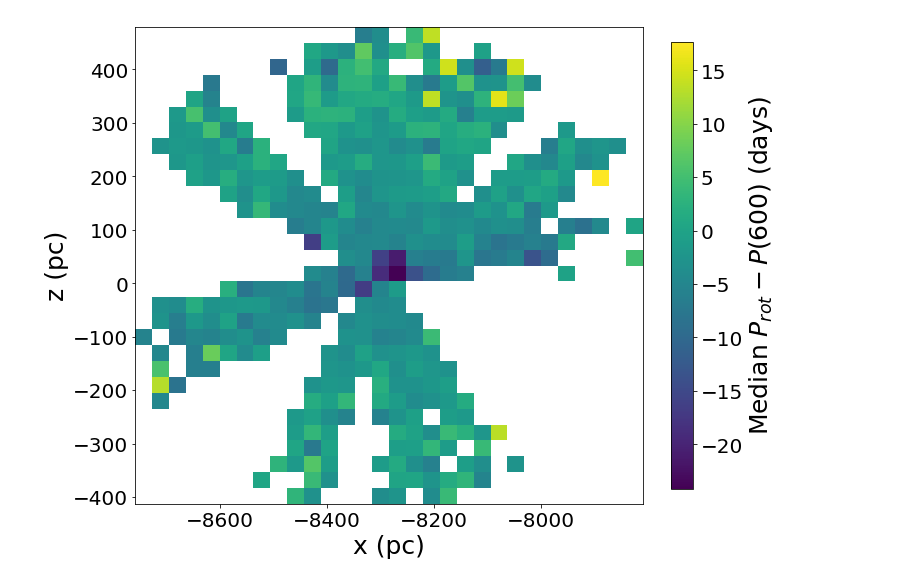
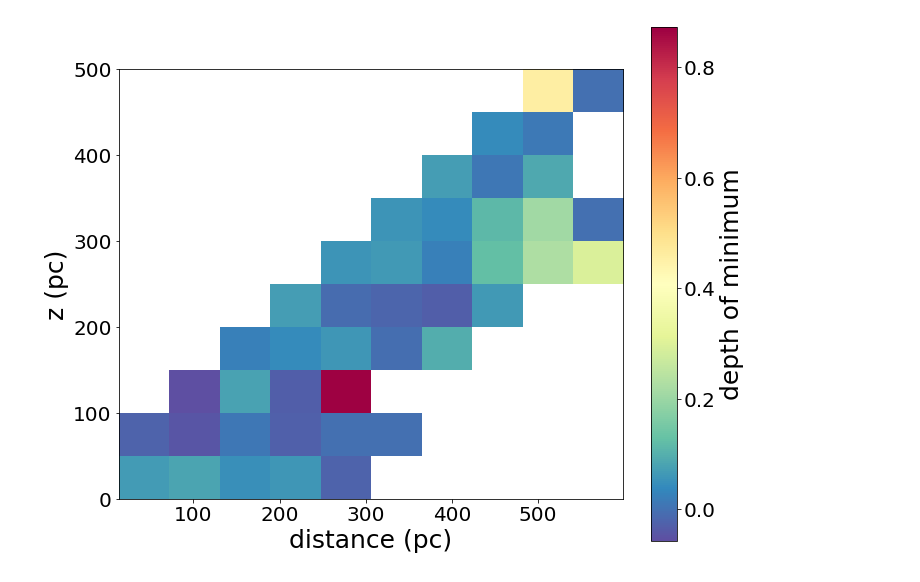
Before and after one commit to tagordon/k2rot, a Jupyter notebook: round/figures/map.ipynb, the cells around one changed output. Cells and saved outputs as stored; diff of their text form; code cells hidden in the pictures.

```diff
--- a/round/figures/map.ipynb
+++ b/round/figures/map.ipynb
@@ -26,23 +50,12 @@ pl.plot(df['galcen_x'], df['galcen_y'], '.')
 # %%
-from scipy.stats import binned_statistic_2d
-
-gyr_age = 600
-gyrochrone = gyr.MM09e3(df['B_V'], gyr_age)
-finite_age_mask = np.isfinite(gyrochrone)
-color_mask = (df['B_V'] > 0.5) & (df['B_V'] < 3.0)
-perdiff = (np.exp(df['logperiod_mean'][finite_age_mask & color_mask]) -
-           gyrochrone[finite_age_mask & color_mask])
-
-
-ret = binned_statistic_2d(df['galcen_x'][finite_age_mask & color_mask],
-                          df['galcen_y'][finite_age_mask & color_mask],
-                          perdiff, statistic='median', bins=[30, 17])
+ret = binned_statistic_2d(x, y, perdiff, statistic='median', bins=[20, 20])
 pl.figure(figsize=(10, 10))
 im = pl.imshow(ret.statistic.T, origin='lower', interpolation='nearest',
-         extent=(ret.x_edge[0], ret.x_edge[-1], ret.y_edge[0], ret.y_edge[-1]))
-cb = pl.colorbar(im, fraction=0.025)
+               extent=(ret.x_edge[0], ret.x_edge[-1], ret.y_edge[0], ret.y_edge[-1]),
+               aspect='auto')
+cb = pl.colorbar(im)
 cb.set_label('Median $P_{rot} - P(600)$ (days)')
 pl.xlabel("x (pc)")
 pl.ylabel("y (pc)")
-pl.savefig("xy_bins.pdf")
+pl.savefig("x_y_map.pdf")
 # %% [output]
@@ -50,14 +284,15 @@ pl.savefig("xy_bins.pdf")
 # %%
-ret = binned_statistic_2d(df['galcen_x'][finite_age_mask & color_mask],
-                          df['galcen_z'][finite_age_mask & color_mask],
-                          perdiff, statistic='median', bins=[30, 30])
+ret = binned_statistic_2d(df['r_est'][finite_age_mask & color_mask],
+                          np.abs(df['galcen_z'][finite_age_mask & color_mask]),
+                          perdiff, statistic=median_mph, bins=[10, 10])
+
 pl.figure(figsize=(10, 10))
 im = pl.imshow(ret.statistic.T, origin='lower', interpolation='nearest',
          extent=(ret.x_edge[0], ret.x_edge[-1], ret.y_edge[0], ret.y_edge[-1]))
-cb = pl.colorbar(im, fraction=0.04)
-cb.set_label('Median $P_{rot} - P(600)$ (days)')
-pl.xlabel("x (pc)")
+cb = pl.colorbar(im, fraction=0.046)
+cb.set_label('depth of minimum')
+pl.xlabel("distance (pc)")
 pl.ylabel("z (pc)")
-pl.savefig("xz_bins.pdf")
+pl.savefig("gmm_depth.pdf")
 # %% [output]
-[figure, old version]
+[figure, new version]
```
Also changed, not shown: parts of 27 cells of this notebook, 41 other files.
